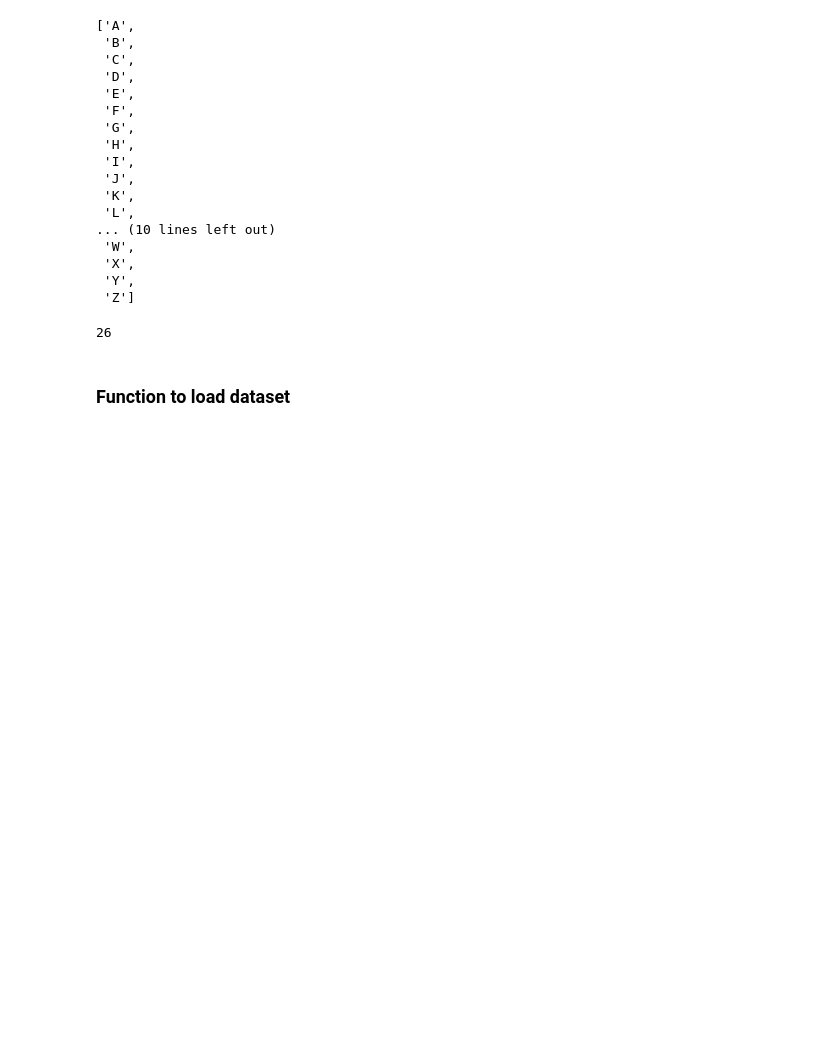
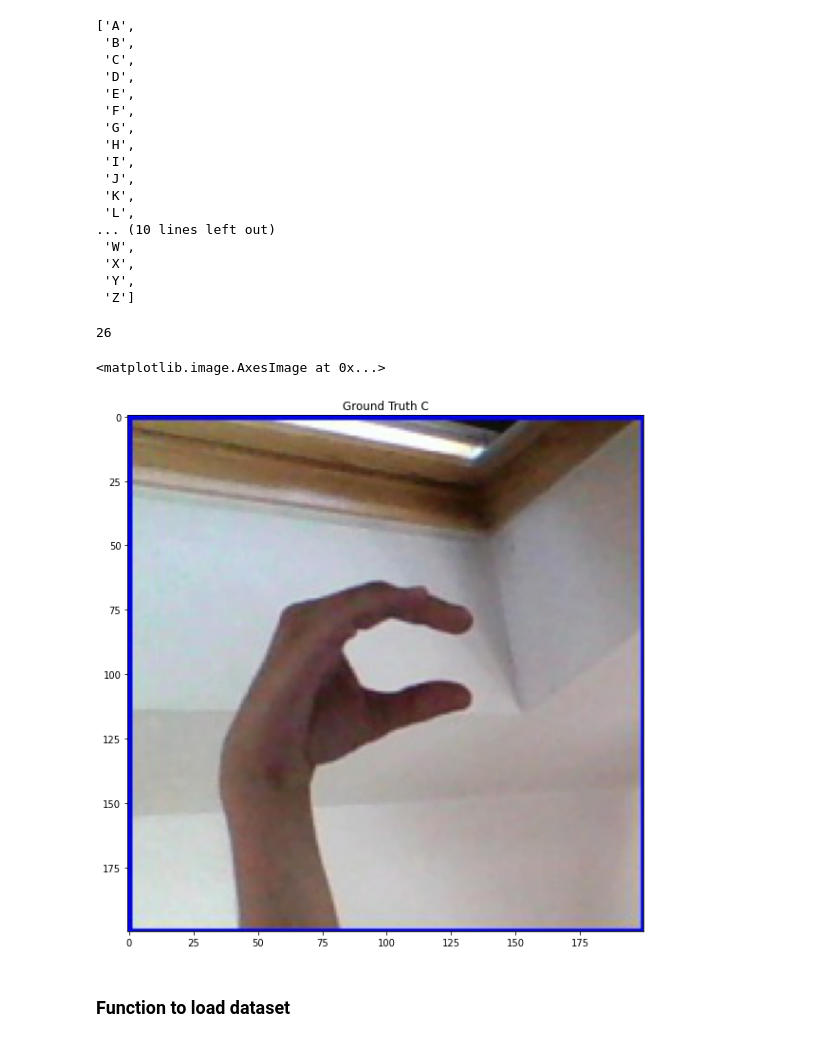
Before and after one commit to nithiyav/Sign-Language-Recognition, a Jupyter notebook: Sign Language Gesture Recognition.ipynb, the cells around one changed output. Cells and saved outputs as stored; diff of their text form; code cells hidden in the pictures; blank space fills up the shorter version.

```diff
--- a/Sign Language Gesture Recognition.ipynb
+++ b/Sign Language Gesture Recognition.ipynb
@@ -73,6 +73,13 @@ uniq_labels
 len(uniq_labels)
 # %% [output]
 26
+# %%
+plt.figure(figsize = (10, 10))
+plt.title('Ground Truth C')
+plt.imshow(plt.imread('/content/asl_alphabet_train/asl_alphabet_train/C/C1001.jpg'))
+# %% [output]
+<matplotlib.image.AxesImage at 0x...>
+[figure, added]
 # %% [markdown]
 ### Function to load dataset
 # %%
```
Also changed, not shown: parts of 10 cells of this notebook.
